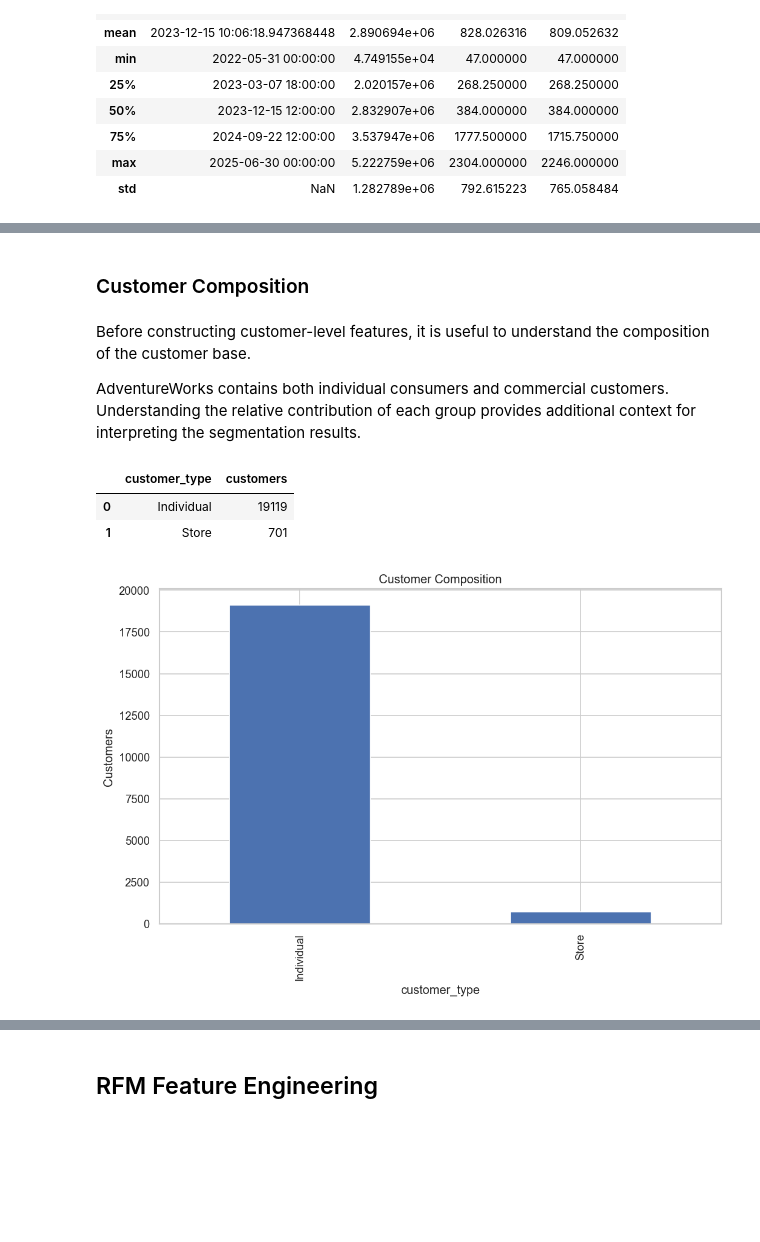
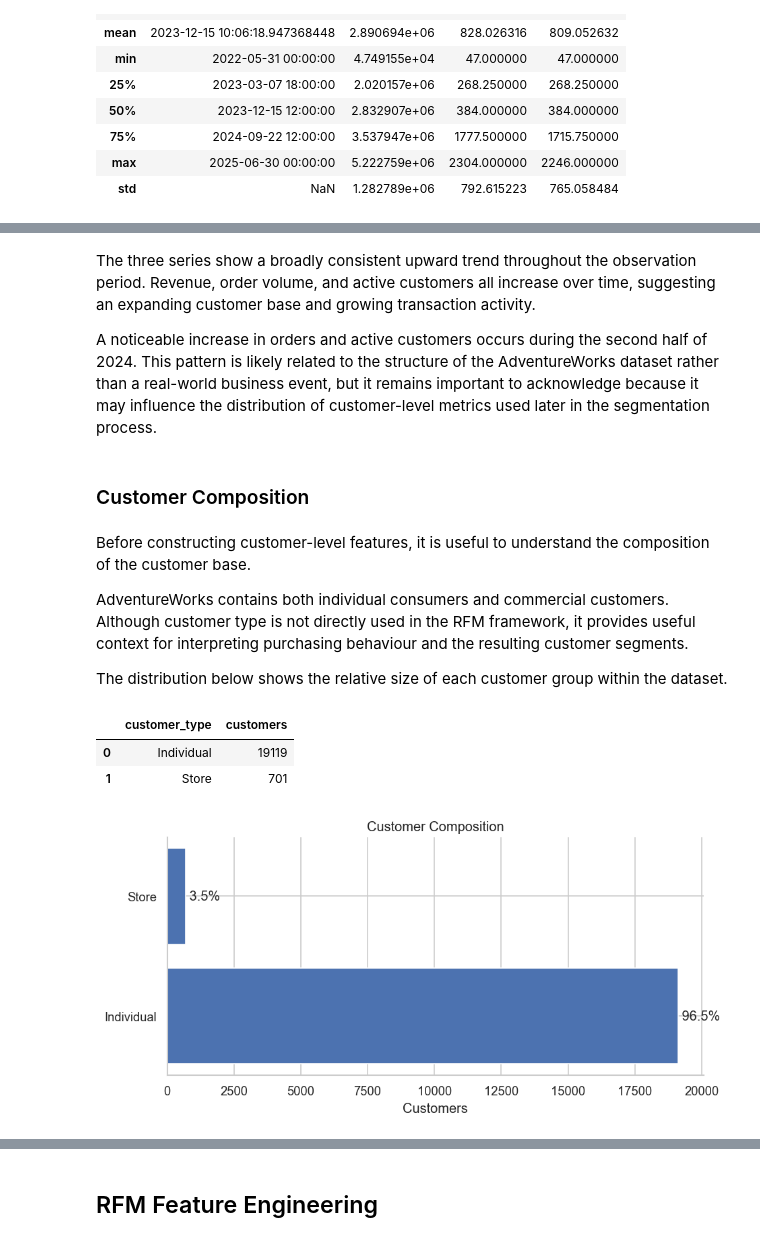
Before and after one commit to rodrigokang/portfolio, a Jupyter notebook: notebooks-and-scripts/2-retail-analytics/2-customer-value-and-retention/python/rfm-analysis.ipynb, the cells around one changed output, grey strips where cells are left out. Cells and saved outputs as stored; diff of their text form; code cells hidden in the pictures; blank space fills up the shorter version.

```diff
--- a/notebooks-and-scripts/2-retail-analytics/2-customer-value-and-retention/python/rfm-analysis.ipynb
+++ b/notebooks-and-scripts/2-retail-analytics/2-customer-value-and-retention/python/rfm-analysis.ipynb
@@ -98,5 +76,5 @@ from getpass import getpass
 from sqlalchemy.engine import URL
 from sqlalchemy import create_engine
 # %%
-db_user = input("Username: ")
-db_password = getpass("Password: ")
+db_user = DB_USER
+db_password = DB_PASSWORD
@@ -430,9 +403,15 @@ plt.show()
+# %% [markdown]
+The three series show a broadly consistent upward trend throughout the observation period. Revenue, order volume, and active customers all increase over time, suggesting an expanding customer base and growing transaction activity.
+
+A noticeable increase in orders and active customers occurs during the second half of 2024. This pattern is likely related to the structure of the AdventureWorks dataset rather than a real-world business event, but it remains important to acknowledge because it may influence the distribution of customer-level metrics used later in the segmentation process.
 # %% [markdown]
 ### Customer Composition
 # %% [markdown]
 Before constructing customer-level features, it is useful to understand the composition of the customer base.
 
-AdventureWorks contains both individual consumers and commercial customers. Understanding the relative contribution of each group provides additional context for interpreting the segmentation results.
+AdventureWorks contains both individual consumers and commercial customers. Although customer type is not directly used in the RFM framework, it provides useful context for interpreting purchasing behaviour and the resulting customer segments.
+
+The distribution below shows the relative size of each customer group within the dataset.
 # %%
 query = """
 SELECT
@@ -455,16 +434,35 @@ customer_types
 | 0 | Individual | 19119 |
 | 1 | Store | 701 |
 # %%
-customer_types.plot(
-    kind="bar",
-    x="customer_type",
-    y="customers",
-    legend=False
+customer_types["percentage"] = (
+    100
+    * customer_types["customers"]
+    / customer_types["customers"].sum()
 )
 
-plt.title("Customer Composition")
-plt.ylabel("Customers")
+fig, ax = plt.subplots(figsize=(8, 4))
 
+bars = ax.barh(
+    customer_types["customer_type"],
+    customer_types["customers"]
+)
+
+ax.set_title("Customer Composition")
+ax.set_xlabel("Customers")
+
+for bar, pct in zip(bars, customer_types["percentage"]):
+
+    ax.text(
+        bar.get_width(),
+        bar.get_y() + bar.get_height()/2,
+        f" {pct:.1f}%",
+        va="center"
+    )
+
+ax.spines["top"].set_visible(False)
+ax.spines["right"].set_visible(False)
+
+plt.tight_layout()
 plt.show()
 # %% [output]
-[figure, old version]
+[figure, new version]
```
Also changed, not shown: parts of 116 cells of this notebook, 21 other files.
